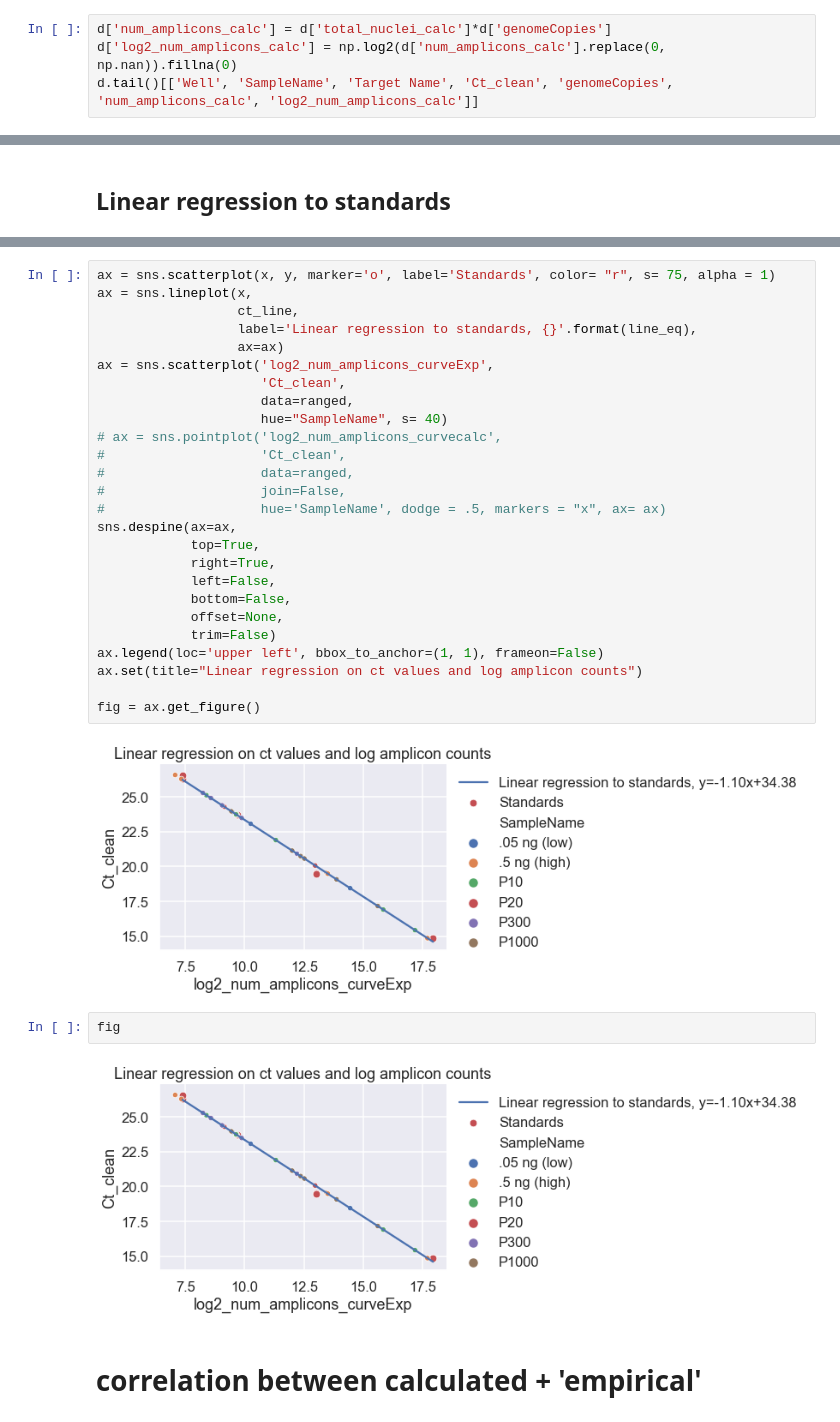
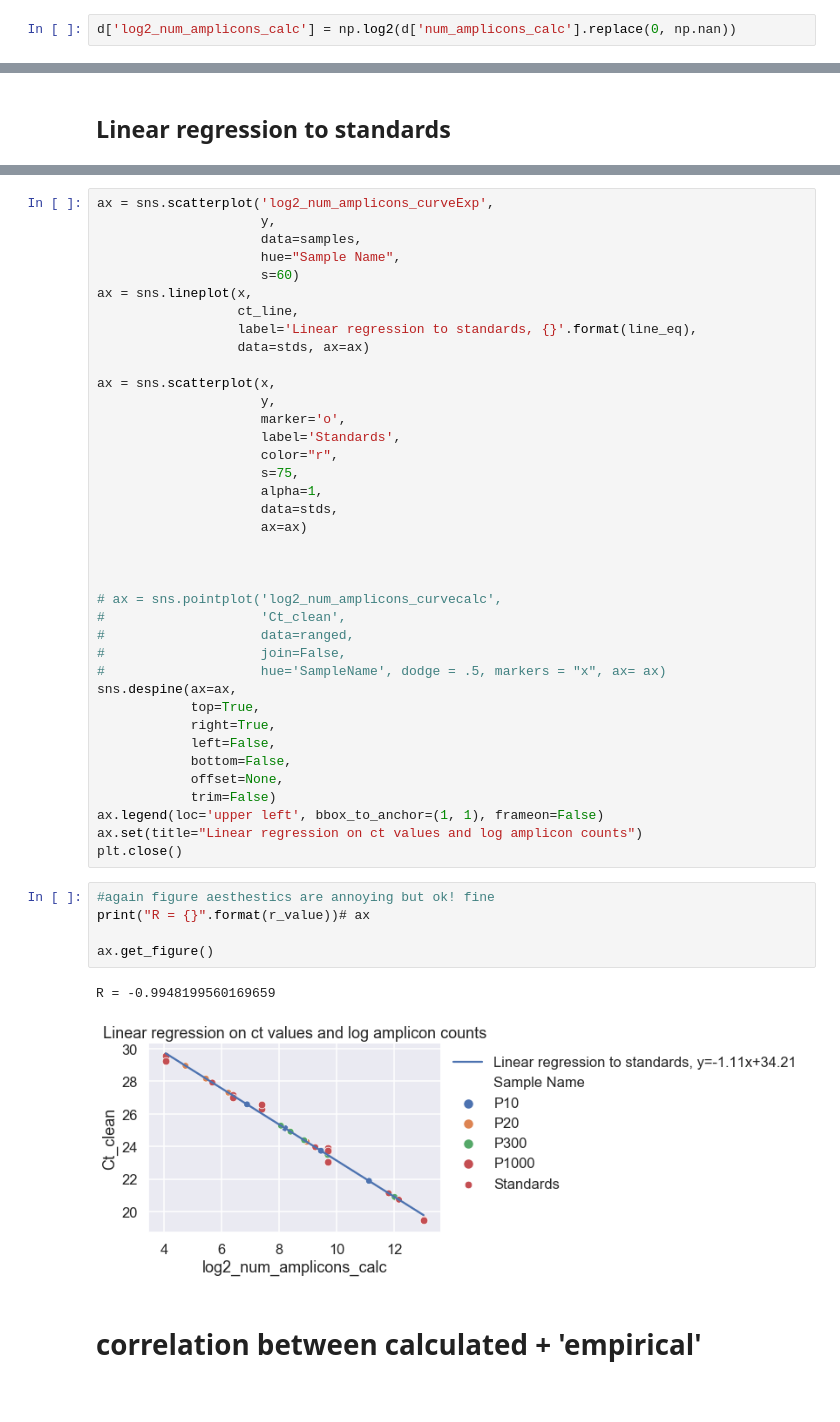
Before and after one commit to kathleenleeper/inSituSequencing, a Jupyter notebook: 200812_ampliconStdCurve-v4/v4_analysis.ipynb, the cells around one changed output, grey strips where cells are left out. Saved outputs shown, nothing was run; the diff lists cells and outputs as text.

```diff
--- a/200812_ampliconStdCurve-v4/v4_analysis.ipynb
+++ b/200812_ampliconStdCurve-v4/v4_analysis.ipynb
@@ -264,4 +305,2 @@ d = results.merge(calc, left_on = "Sample Name", right_on ="template_calc", how
 # %%
-d['num_amplicons_calc'] = d['total_nuclei_calc']*d['genomeCopies']
-d['log2_num_amplicons_calc'] = np.log2(d['num_amplicons_calc'].replace(0, np.nan)).fillna(0)
-d.tail()[['Well', 'SampleName', 'Target Name', 'Ct_clean', 'genomeCopies', 'num_amplicons_calc', 'log2_num_amplicons_calc']]
+d['log2_num_amplicons_calc'] = np.log2(d['num_amplicons_calc'].replace(0, np.nan))
@@ -293,14 +324,27 @@ ranged['num_amplicons_curveExp'] = np.exp2(ranged['log2_num_amplicons_curveExp']
 samples = ranged[ranged['SampleName'].isin(tip_order)]
 # %%
-ax = sns.scatterplot(x, y, marker='o', label='Standards', color= "r", s= 75, alpha = 1)
+ax = sns.scatterplot('log2_num_amplicons_curveExp',
+                     y,
+                     data=samples,
+                     hue="Sample Name",
+                     s=60)
 ax = sns.lineplot(x,
                   ct_line,
                   label='Linear regression to standards, {}'.format(line_eq),
-                  ax=ax)
-ax = sns.scatterplot('log2_num_amplicons_curveExp',
-                     'Ct_clean',
-                     data=ranged,
-                     hue="SampleName", s= 40)
+                  data=stds, ax=ax)
+
+ax = sns.scatterplot(x,
+                     y,
+                     marker='o',
+                     label='Standards',
+                     color="r",
+                     s=75,
+                     alpha=1,
+                     data=stds,
+                     ax=ax)
+
+
+
 # ax = sns.pointplot('log2_num_amplicons_curvecalc',
 #                    'Ct_clean',
 #                    data=ranged,
@@ -315,14 +359,15 @@ sns.despine(ax=ax,
             trim=False)
 ax.legend(loc='upper left', bbox_to_anchor=(1, 1), frameon=False)
 ax.set(title="Linear regression on ct values and log amplicon counts")
-
-fig = ax.get_figure()
+plt.close()
-# %% [output]
-[figure, removed]
-# %%
-fig
-# %% [output]
-[figure, removed]
+# %%
+#again figure aesthestics are annoying but ok! fine
+print("R = {}".format(r_value))# ax
+
+ax.get_figure()
+# %% [output]
+R = -0.9948199560169659
+[figure, added]
 # %% [markdown]
 # correlation between calculated + 'empirical'
 # %%
```
Also changed, not shown: parts of 42 cells of this notebook, 1 other file.
